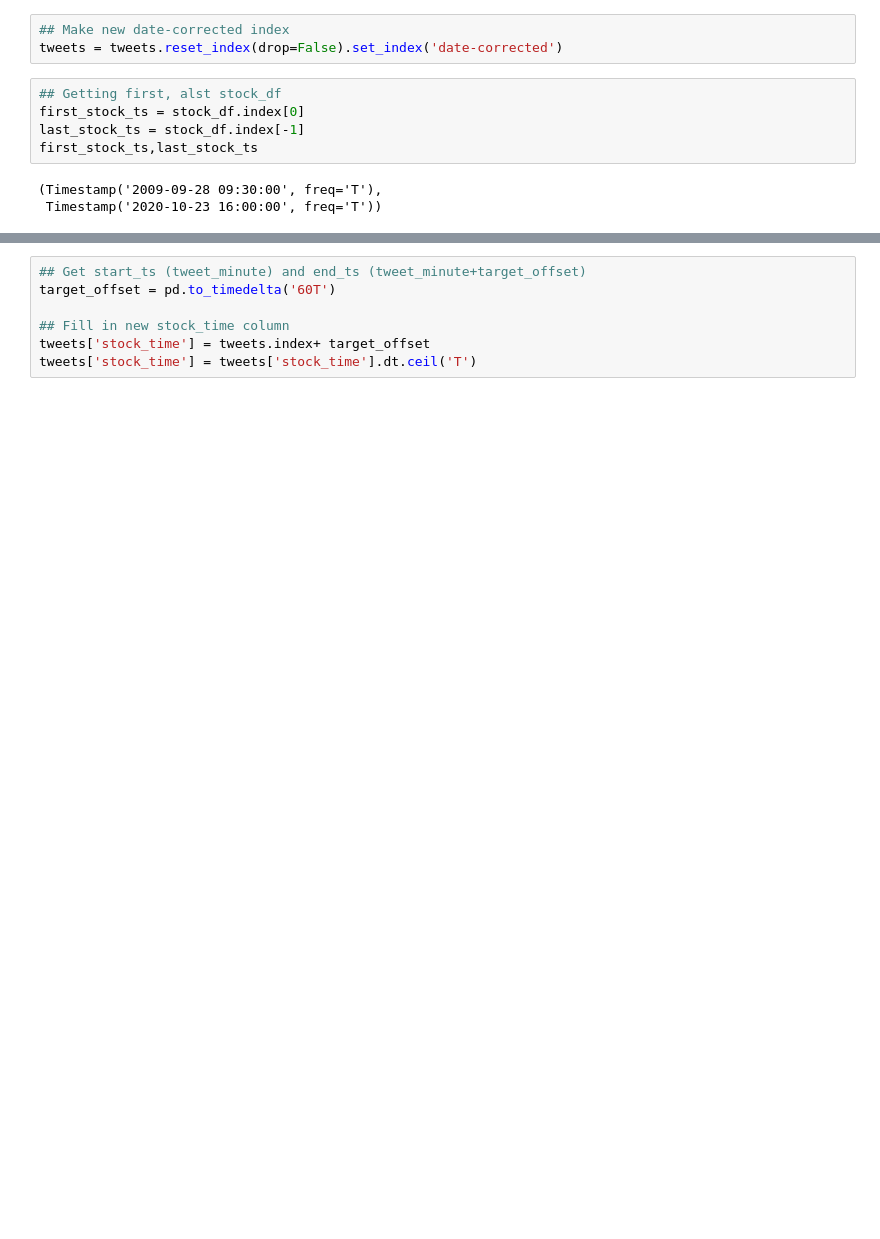
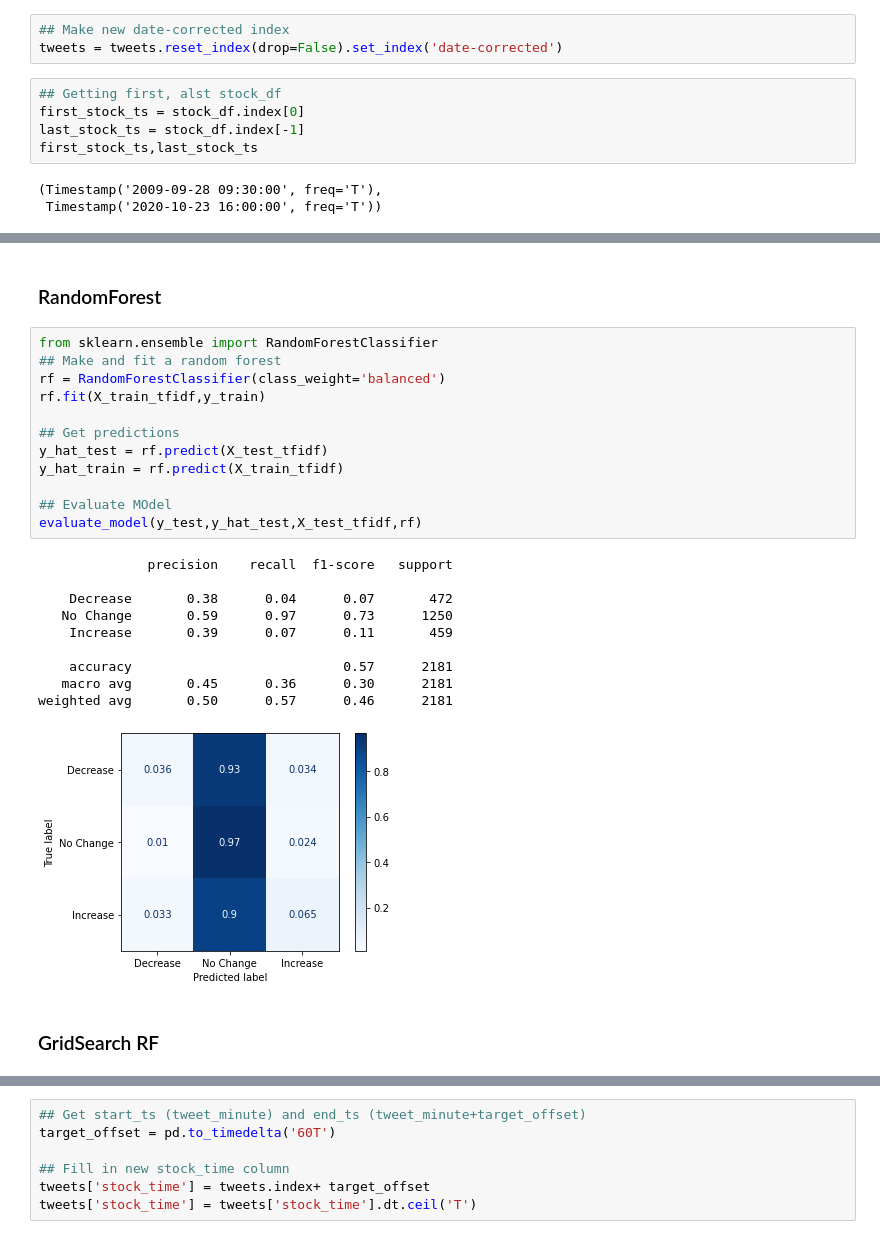
Before and after one commit to jirvingphd/capstone-project-using-trumps-tweets-to-predict-stock-market, a Jupyter notebook: Capstone Restarted 10-2020.ipynb, the cells around one changed output, grey strips where cells are left out. Saved outputs shown, nothing was run; the diff lists cells and outputs as text; blank space fills up the shorter version.

```diff
--- a/Capstone Restarted 10-2020.ipynb
+++ b/Capstone Restarted 10-2020.ipynb
@@ -404,0 +685,27 @@ tweets
+# %% [markdown]
+### RandomForest
+# %%
+from sklearn.ensemble import RandomForestClassifier
+## Make and fit a random forest
+rf = RandomForestClassifier(class_weight='balanced')
+rf.fit(X_train_tfidf,y_train)
+
+## Get predictions
+y_hat_test = rf.predict(X_test_tfidf)
+y_hat_train = rf.predict(X_train_tfidf)
+
+## Evaluate MOdel
+evaluate_model(y_test,y_hat_test,X_test_tfidf,rf)
+# %% [output]
+              precision    recall  f1-score   support
+
+    Decrease       0.38      0.04      0.07       472
+   No Change       0.59      0.97      0.73      1250
+    Increase       0.39      0.07      0.11       459
+
+    accuracy                           0.57      2181
+   macro avg       0.45      0.36      0.30      2181
+weighted avg       0.50      0.57      0.46      2181
+[figure, added]
+# %% [markdown]
+### GridSearch RF
```
Also changed, not shown: parts of 81 cells of this notebook, 2 other files.
